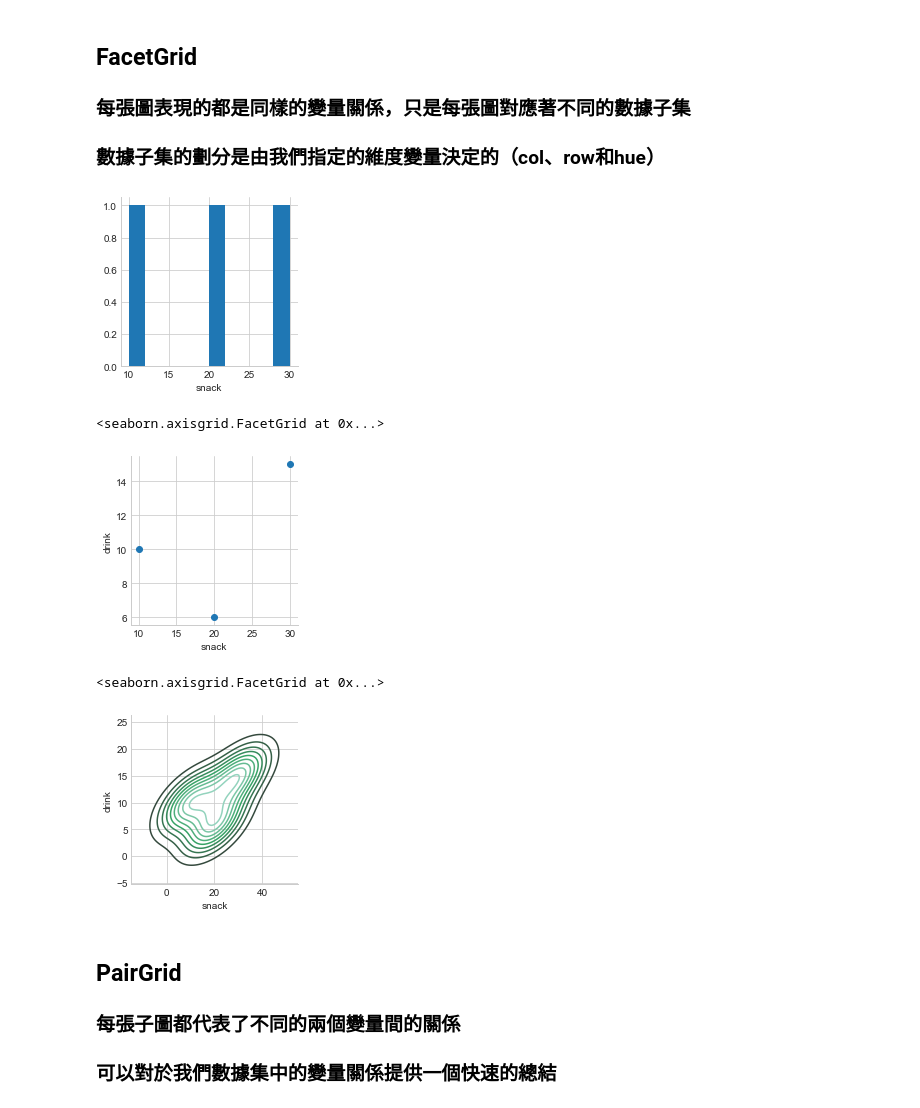
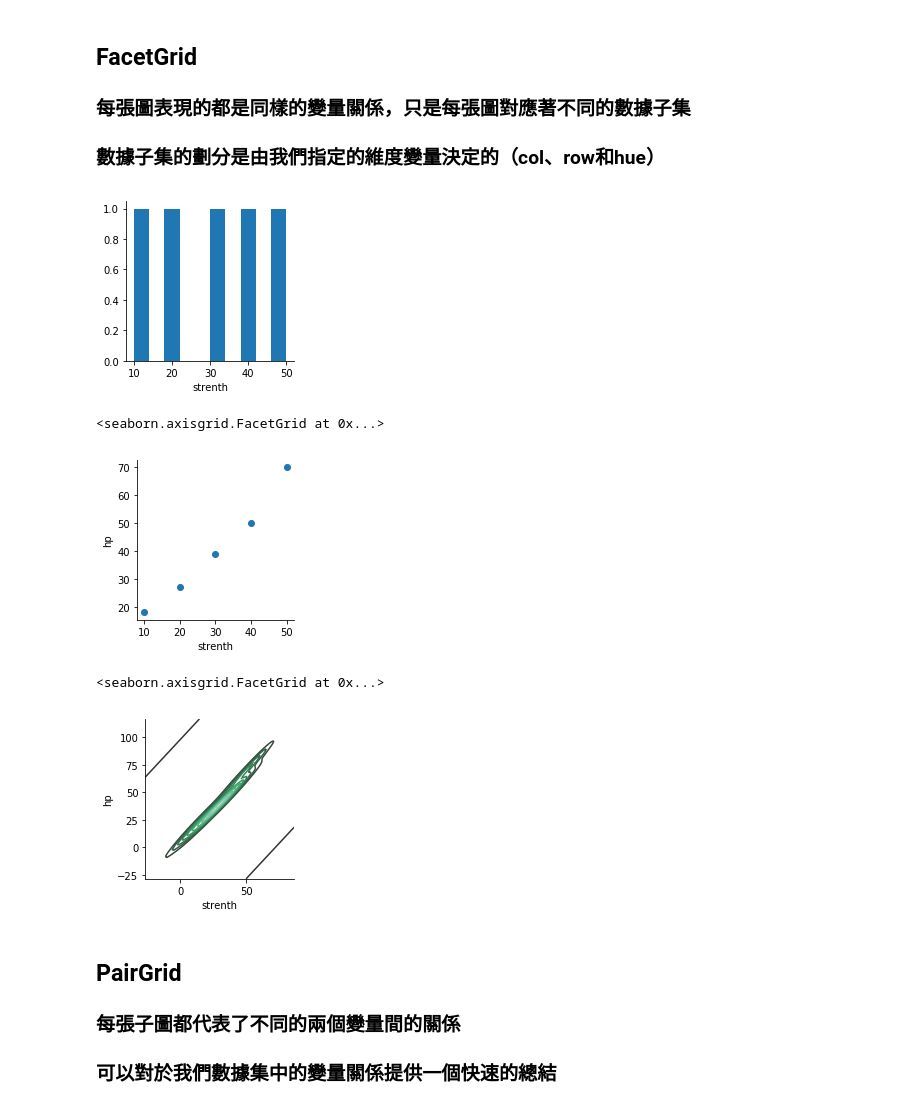
Before and after one commit to IanFan/ML100-Days_2, a Jupyter notebook: data_cleaning.ipynb, the cells around one changed output. Saved outputs shown, nothing was run; the diff lists cells and outputs as text; code cells hidden in the pictures.

```diff
--- a/data_cleaning.ipynb
+++ b/data_cleaning.ipynb
@@ -971,10 +1021,12 @@ plt.show()
 # %%
 import seaborn as sns # 另一個繪圖套件
 # %%
-data_array = [[10, 100, 10],
-              [20, 0, 6],
-              [30, 0, 15],]
-df = DataFrame(data_array, columns=["snack", "towel", "drink"])
+data_array = [[10, 18, 60, 10],
+              [40, 50, 27, 9],
+              [20, 27, 40, 50],
+              [50, 70, 20, 15],
+              [30, 39, 31, 36]]
+df = DataFrame(data_array, columns=["strenth", "hp", "agility", "lucky"])
 print(df)
 print()
 
@@ -1025,22 +1082,22 @@ sns.distplot(df['snack'])
 # %%
 # 首先初始化網格
 grid = sns.FacetGrid(df)
 # 然後繪圖
-grid.map(plt.hist, "snack");
+grid.map(plt.hist, "strenth");
 # %% [output]
-[figure, old version]
+[figure, new version]
 # %%
 grid = sns.FacetGrid(df)
-grid.map(plt.scatter, 'snack', 'drink')
+grid.map(plt.scatter, 'strenth', 'hp')
 # %% [output]
 <seaborn.axisgrid.FacetGrid at 0x...>
-[figure, old version]
+[figure, new version]
 # %%
 grid = sns.FacetGrid(df)
-grid.map(sns.kdeplot, 'snack', 'drink')
+grid.map(sns.kdeplot, 'strenth', 'hp')
 # %% [output]
 <seaborn.axisgrid.FacetGrid at 0x...>
-[figure, old version]
+[figure, new version]
 # %% [markdown]
 ## PairGrid
 ### 每張子圖都代表了不同的兩個變量間的關係
```
Also changed, not shown: parts of 42 cells of this notebook, 2 other files.
